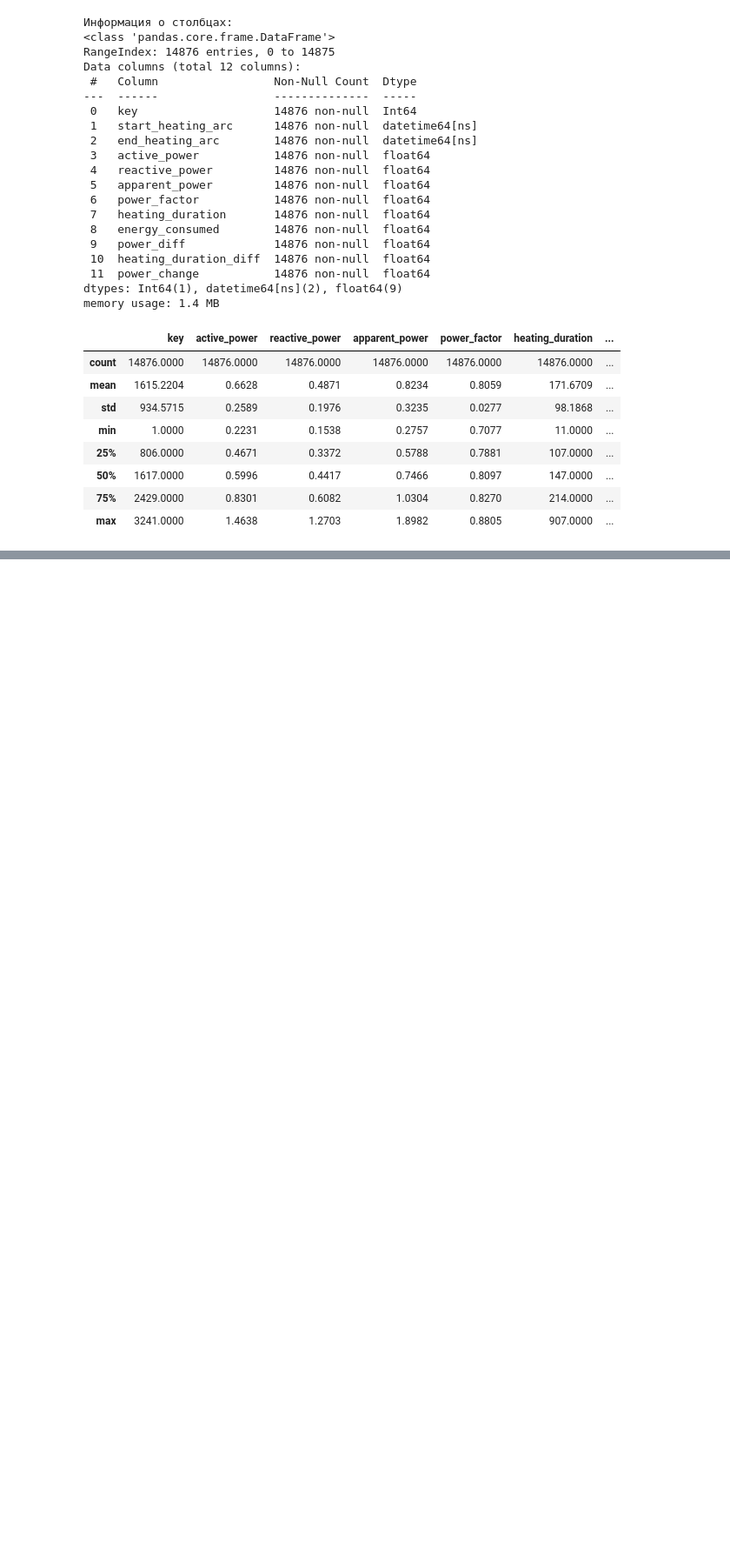
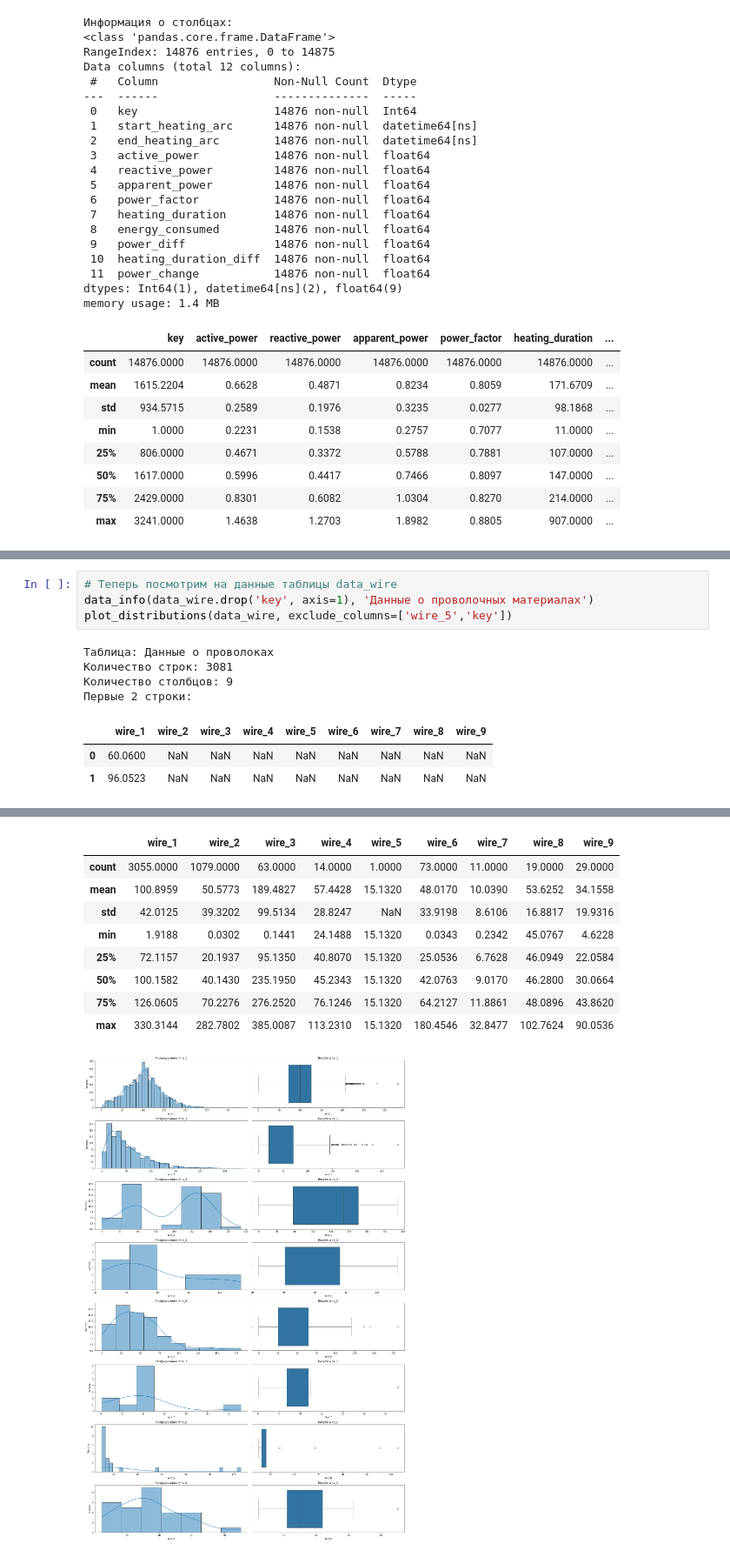
Before and after one commit to EPrutskoy/EPrutskoy, a Jupyter notebook: steel_temp_prediction/1d4c36b2-5168-4ae1-b314-a56a8d5214b9.ipynb, the cells around one changed output, grey strips where cells are left out. Shown at 87% size. Drawn from its saved outputs; the diff is of its cells as text; blank space fills up the shorter version.

```diff
--- a/steel_temp_prediction/1d4c36b2-5168-4ae1-b314-a56a8d5214b9.ipynb
+++ b/steel_temp_prediction/1d4c36b2-5168-4ae1-b314-a56a8d5214b9.ipynb
@@ -1072,0 +1162,12 @@ display(filtered_data.head())
+# %%
+# Теперь посмотрим на данные таблицы data_wire
+data_info(data_wire.drop('key', axis=1), 'Данные о проволочных материалах')
+plot_distributions(data_wire, exclude_columns=['wire_5','key'])
+# %% [output]
+Таблица: Данные о проволоках
+Количество строк: 3081
+Количество столбцов: 9
+Первые 2 строки:
+|  | wire_1 | wire_2 | wire_3 | wire_4 | wire_5 | wire_6 | wire_7 | wire_8 | wire_9 |
+| 0 | 60.0600 | NaN | NaN | NaN | NaN | NaN | NaN | NaN | NaN |
+| 1 | 96.0523 | NaN | NaN | NaN | NaN | NaN | NaN | NaN | NaN |
@@ -1072,0 +1191,10 @@ display(filtered_data.head())
+|  | wire_1 | wire_2 | wire_3 | wire_4 | wire_5 | wire_6 | wire_7 | wire_8 | wire_9 |
+| count | 3055.0000 | 1079.0000 | 63.0000 | 14.0000 | 1.0000 | 73.0000 | 11.0000 | 19.0000 | 29.0000 |
+| mean | 100.8959 | 50.5773 | 189.4827 | 57.4428 | 15.1320 | 48.0170 | 10.0390 | 53.6252 | 34.1558 |
+| std | 42.0125 | 39.3202 | 99.5134 | 28.8247 | NaN | 33.9198 | 8.6106 | 16.8817 | 19.9316 |
+| min | 1.9188 | 0.0302 | 0.1441 | 24.1488 | 15.1320 | 0.0343 | 0.2342 | 45.0767 | 4.6228 |
+| 25% | 72.1157 | 20.1937 | 95.1350 | 40.8070 | 15.1320 | 25.0536 | 6.7628 | 46.0949 | 22.0584 |
+| 50% | 100.1582 | 40.1430 | 235.1950 | 45.2343 | 15.1320 | 42.0763 | 9.0170 | 46.2800 | 30.0664 |
+| 75% | 126.0605 | 70.2276 | 276.2520 | 76.1246 | 15.1320 | 64.2127 | 11.8861 | 48.0896 | 43.8620 |
+| max | 330.3144 | 282.7802 | 385.0087 | 113.2310 | 15.1320 | 180.4546 | 32.8477 | 102.7624 | 90.0536 |
+[figure, added]
```
Also changed, not shown: parts of 28 cells of this notebook, 1 other file.
